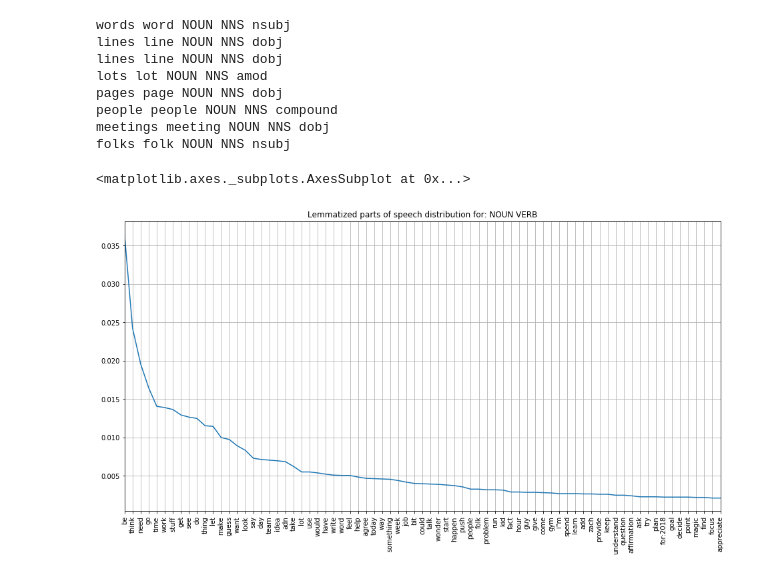
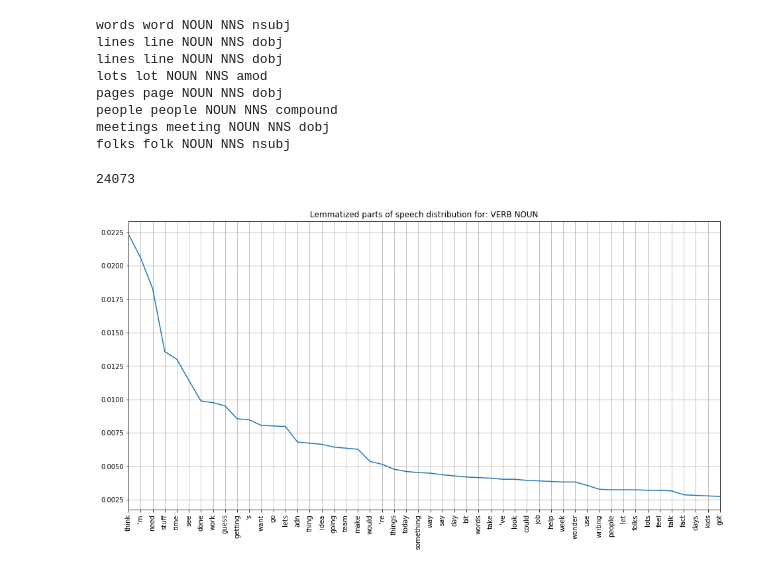
Before and after one commit to idvorkin/jupyter, a Jupyter notebook: PlayNLP.ipynb, the cells around one changed output. Drawn from its saved outputs; the diff is of its cells as text; code cells hidden in the pictures.

```diff
--- a/PlayNLP.ipynb
+++ b/PlayNLP.ipynb
@@ -60,5 +63,0 @@ pd.head()
-# %%
-skip = 0
-size = 75
-pd["word"].value_counts(normalize=True).iloc[skip:skip+size] \
-    .plot(rot=90, xticks=range(size), grid=True)
@@ -75,0 +64,8 @@ pd["word"].value_counts(normalize=True).iloc[skip:skip+size] \
+# %%
+# Same as NLTK FreqDist, except normalized.
+def GraphWordDistribution(words, title="", skip=0, length=50 ) -> None:
+    pd2 = DataFrame(words, columns="word".split())
+    pd2["word"].value_counts(normalize=True).iloc[skip:skip+length] \
+        .plot(rot=90, xticks=range(length), grid=True, title = title)
+
+GraphWordDistribution(words, title="Normalized Word Distribution")
@@ -107,17 +106,16 @@ folks folk NOUN NNS nsubj
 # %%
 #interesting =  [token for token in  doc]
 # interesting = [ token for token in doc if token.pos_ != "PUNCT" and token.pos_ != "SYM" and len(token.text) > 3]
 
+
 # Parts of speech: https://spacy.io/usage/linguistic-features
-interesting_pos = "NOUN VERB"
+interesting_pos = "VERB NOUN"
 interesting_post_set = set(interesting_pos.split())
 interesting =  [token for token in  doc if token.pos_ in interesting_post_set]
-interesting_words = [token.lemma_ for token in interesting ]
+interesting_words = [token.text for token in interesting ]
+print(len(interesting_words))
 
-pd2 = DataFrame(interesting_words, columns="word".split())
-(skip, size)  = (0, 75)
-pd2["word"].value_counts(normalize=True).iloc[skip:skip+size] \
-    .plot(rot=90, xticks=range(size), grid=True, title = f"Lemmatized parts of speech distribution for: {interesting_pos}")
+GraphWordDistribution(interesting_words, title=f"Lemmatized parts of speech distribution for: {interesting_pos}", length=50)
 # %% [output]
-<matplotlib.axes._subplots.AxesSubplot at 0x...>
+24073
-[figure, old version]
+[figure, new version]
```
Also changed, not shown: parts of 13 cells of this notebook.
